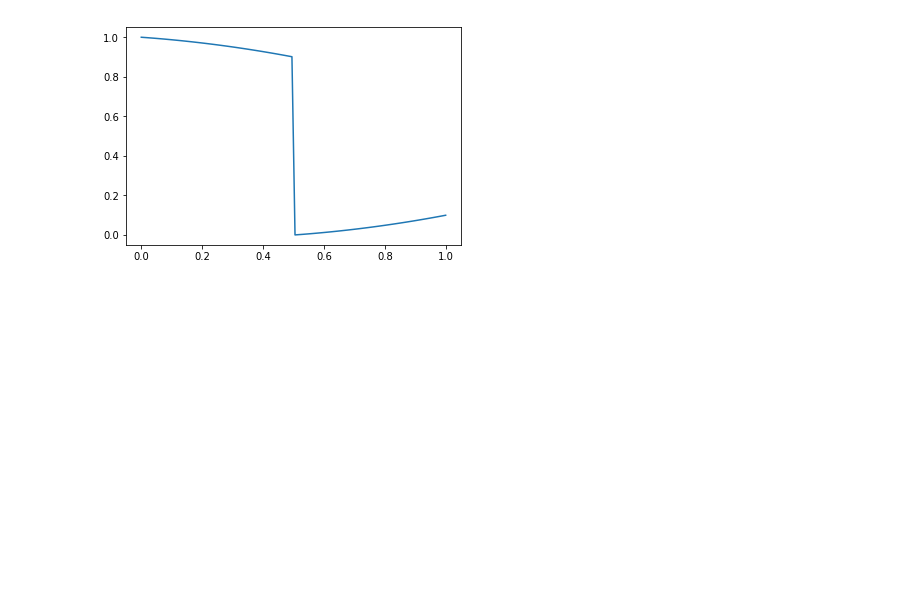
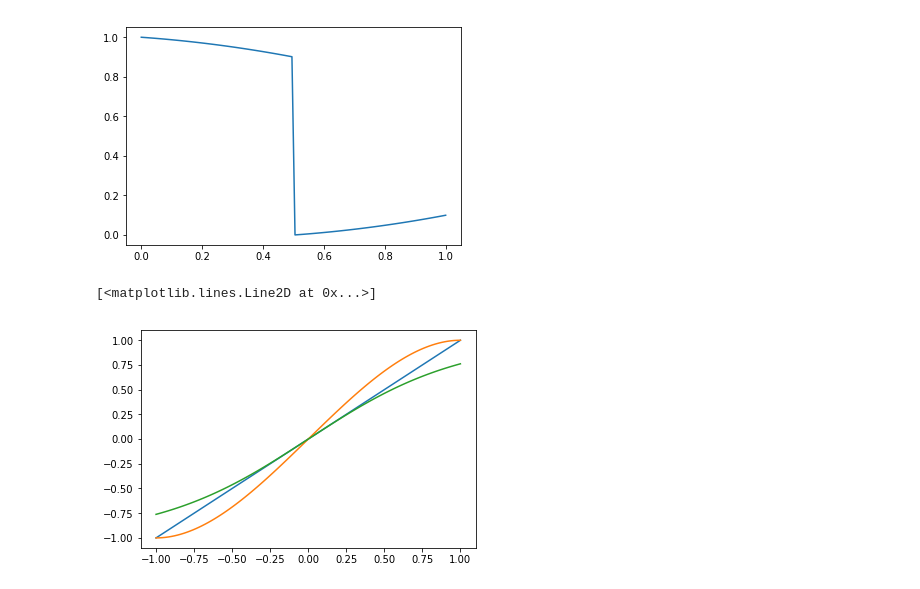
Before and after one commit to surge-synthesizer/tuning-workbench-synth, a Jupyter notebook: scripts/pywb/Waveforms.ipynb, the cells around one changed output. Saved outputs shown, nothing was run; the diff lists cells and outputs as text; code cells hidden in the pictures; blank space fills up the shorter version.

```diff
--- a/scripts/pywb/Waveforms.ipynb
+++ b/scripts/pywb/Waveforms.ipynb
@@ -50,3 +50,11 @@ plt.plot( x, qv(x) )
 # %% [output]
 [<matplotlib.lines.Line2D at 0x...>]
 [figure]
+# %%
+x2 = np.linspace( -1, 1, 100 )
+plt.plot(x2, x2)
+plt.plot(x2, 1.5 * x2 - 0.5 * x2 * x2 * x2)
+plt.plot(x2, np.tanh(x2))
+# %% [output]
+[<matplotlib.lines.Line2D at 0x...>]
+[figure, added]
```
Also changed, not shown: 5 other files.
